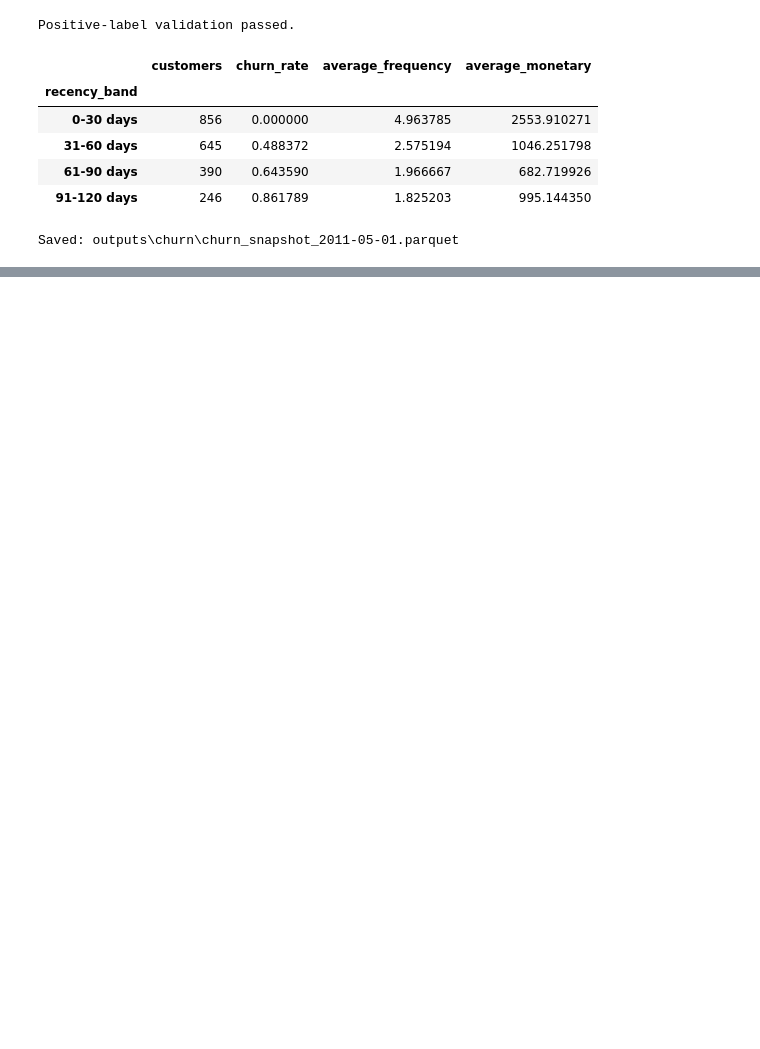
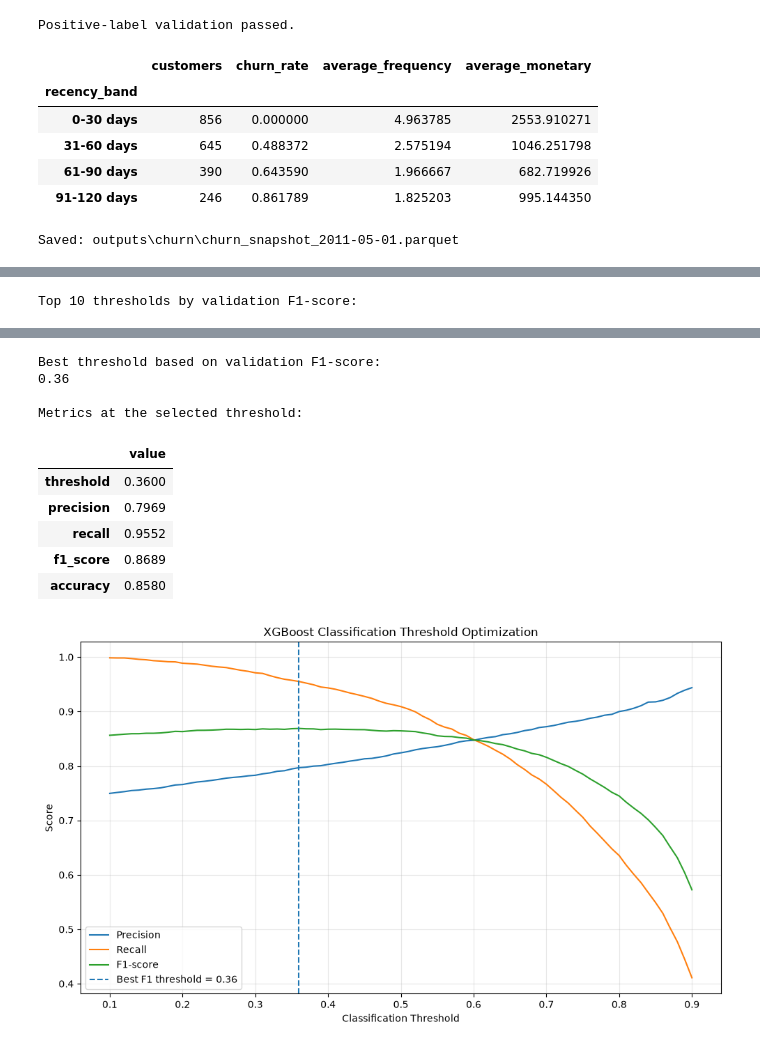
Before and after one commit to Rushankparab1234/retailpulse, a Jupyter notebook: notebooks/04_Churn_Prediction.ipynb, the cells around one changed output, grey strips where cells are left out. Saved outputs shown, nothing was run; the diff lists cells and outputs as text; code cells hidden in the pictures; blank space fills up the shorter version.

```diff
--- a/notebooks/04_Churn_Prediction.ipynb
+++ b/notebooks/04_Churn_Prediction.ipynb
@@ -1743,0 +3814,62 @@ Numeric summary:
+# %%
+# RetailPulse: XGBoost Classification Threshold Optimization
+from sklearn.metrics import (precision_score,recall_score,f1_score,accuracy_score)
+
+# Use XGBoost probabilities already generated on validation data.
+thresholds = np.arange(0.10, 0.91, 0.01)
+
+threshold_results = []
+
+for threshold in thresholds:
+
+    predictions = (xgb_val_probabilities >= threshold).astype(int)
+
+    threshold_results.append({
+        "threshold": threshold,
+        "precision": precision_score(y_val, predictions, zero_division=0),
+        "recall": recall_score(y_val, predictions, zero_division=0),
+        "f1_score": f1_score(y_val, predictions, zero_division=0),
+        "accuracy": accuracy_score(y_val, predictions)
+    })
+
+threshold_df = pd.DataFrame(threshold_results)
+
+# Display the thresholds with the highest F1-scores.
+best_thresholds = (threshold_df.sort_values("f1_score", ascending=False).head(10).reset_index(drop=True))
+
+print("Top 10 thresholds by validation F1-score:")
+
+display(best_thresholds.round(4))
+
+# Select the threshold with the highest validation F1-score.
+best_threshold_row = threshold_df.loc[threshold_df["f1_score"].idxmax()]
+
+BEST_THRESHOLD = float(best_threshold_row["threshold"])
+
+print("\nBest threshold based on validation F1-score:")
+print(round(BEST_THRESHOLD, 2))
+
+print("\nMetrics at the selected threshold:")
+
+display(best_threshold_row.to_frame("value").round(4))
+
+# Visualize the precision-recall trade-off.
+plt.figure(figsize=(10, 6))
+
+plt.plot(threshold_df["threshold"],threshold_df["precision"],label="Precision")
+
+plt.plot(threshold_df["threshold"],threshold_df["recall"],label="Recall")
+
+plt.plot(threshold_df["threshold"],threshold_df["f1_score"],label="F1-score")
+
+plt.axvline(BEST_THRESHOLD,linestyle="--",label=f"Best F1 threshold = {BEST_THRESHOLD:.2f}")
+
+plt.title("XGBoost Classification Threshold Optimization")
+plt.xlabel("Classification Threshold")
+plt.ylabel("Score")
+plt.legend()
+plt.grid(alpha=0.3)
+plt.tight_layout()
+plt.show()
+# %% [output]
+Top 10 thresholds by validation F1-score:
@@ -1743,0 +3887,11 @@ Numeric summary:
+Best threshold based on validation F1-score:
+0.36
+
+Metrics at the selected threshold:
+|  | value |
+| threshold | 0.3600 |
+| precision | 0.7969 |
+| recall | 0.9552 |
+| f1_score | 0.8689 |
+| accuracy | 0.8580 |
+[figure, added]
```
Also changed, not shown: parts of 82 cells of this notebook, 37 other files.
